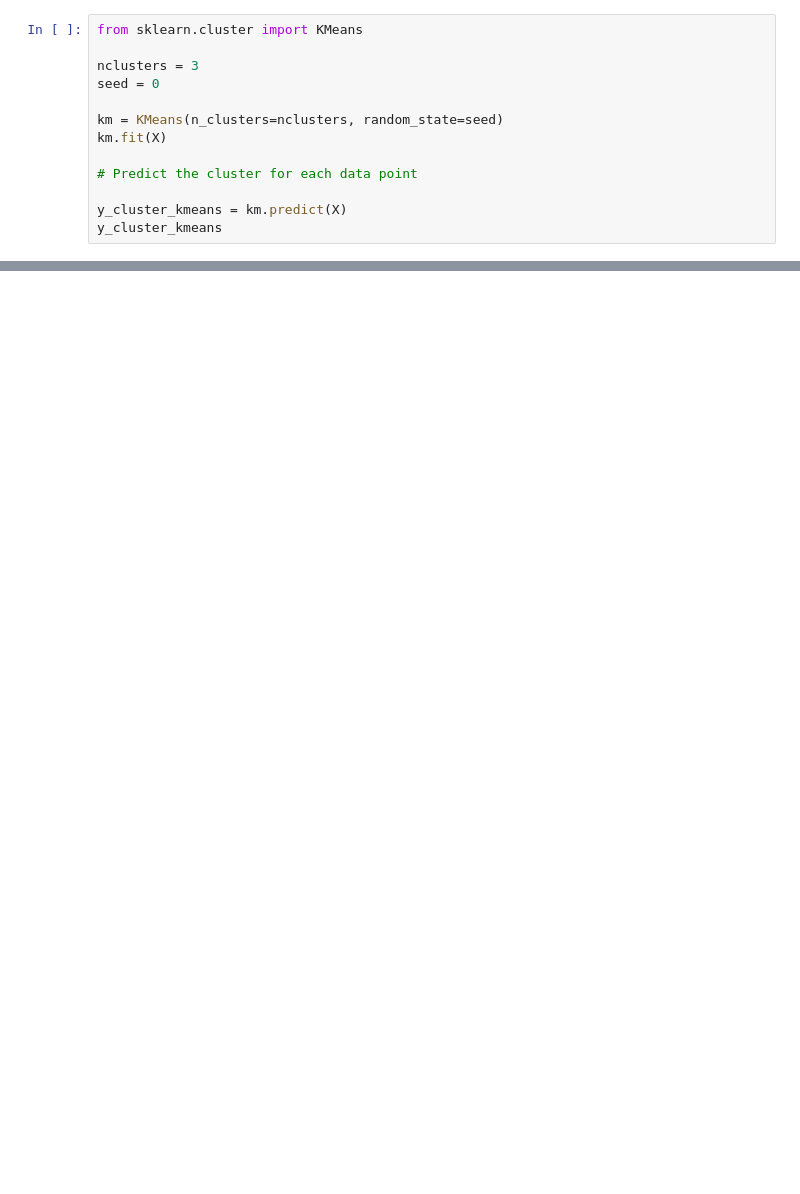
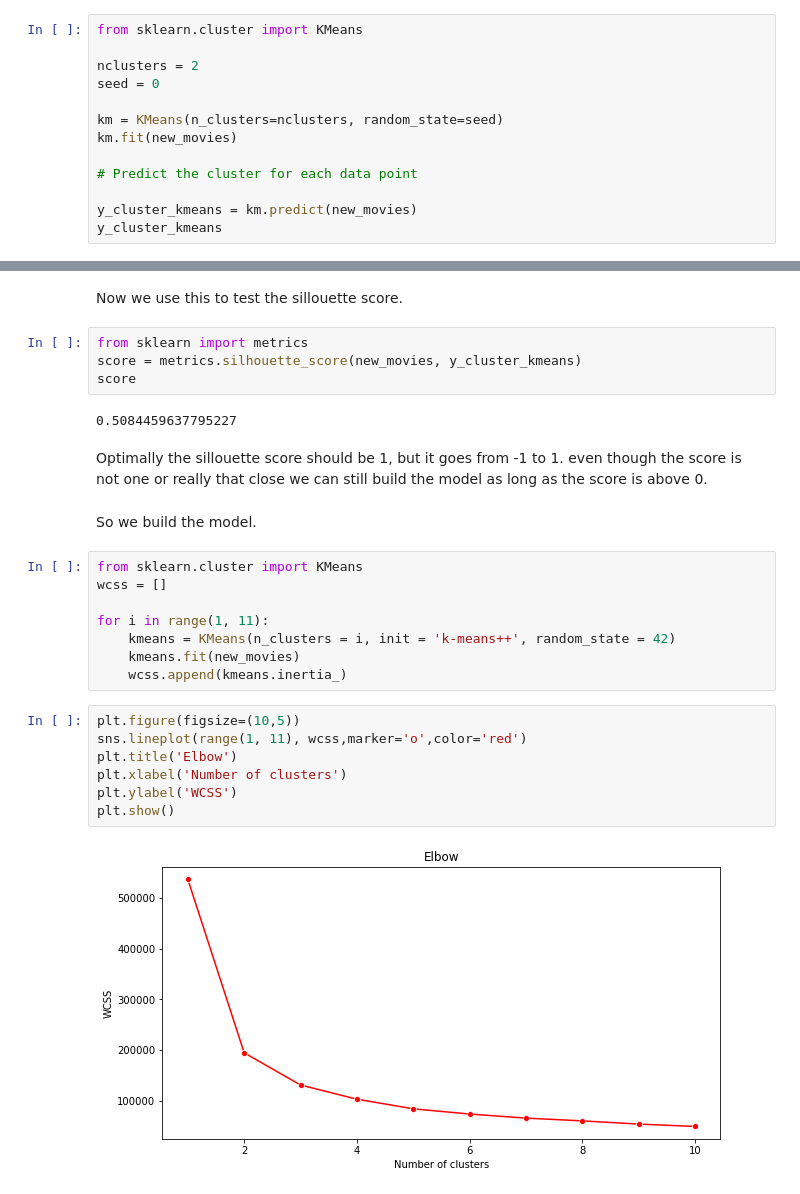
Before and after one commit to AsgerLanghoff/ML-For-Beginners, a Jupyter notebook: 5-Clustering/Hand-in4.ipynb, the cells around one changed output, grey strips where cells are left out. Saved outputs shown, nothing was run; the diff lists cells and outputs as text; blank space fills up the shorter version.

```diff
--- a/5-Clustering/Hand-in4.ipynb
+++ b/5-Clustering/Hand-in4.ipynb
@@ -35,14 +39,14 @@ y = le.transform(y)
 # %%
 from sklearn.cluster import KMeans
 
-nclusters = 3
+nclusters = 2
 seed = 0
 
 km = KMeans(n_clusters=nclusters, random_state=seed)
-km.fit(X)
+km.fit(new_movies)
 
 # Predict the cluster for each data point
 
-y_cluster_kmeans = km.predict(X)
+y_cluster_kmeans = km.predict(new_movies)
 y_cluster_kmeans
 # %% [output]
@@ -49,0 +61,29 @@ ValueError: Input contains NaN, infinity or a value too large for dtype('float64
+# %% [markdown]
+Now we use this to test the sillouette score.
+# %%
+from sklearn import metrics
+score = metrics.silhouette_score(new_movies, y_cluster_kmeans)
+score
+# %% [output]
+0.5084459637795227
+# %% [markdown]
+Optimally the sillouette score should be 1, but it goes from -1 to 1. even though the score is not one or really that close we can still build the model as long as the score is above 0.
+# %% [markdown]
+So we build the model.
+# %%
+from sklearn.cluster import KMeans
+wcss = []
+
+for i in range(1, 11):
+    kmeans = KMeans(n_clusters = i, init = 'k-means++', random_state = 42)
+    kmeans.fit(new_movies)
+    wcss.append(kmeans.inertia_)
+# %%
+plt.figure(figsize=(10,5))
+sns.lineplot(range(1, 11), wcss,marker='o',color='red')
+plt.title('Elbow')
+plt.xlabel('Number of clusters')
+plt.ylabel('WCSS')
+plt.show()
+# %% [output]
+[figure, added]
```
Also changed, not shown: parts of 8 cells of this notebook, 1 other file.
